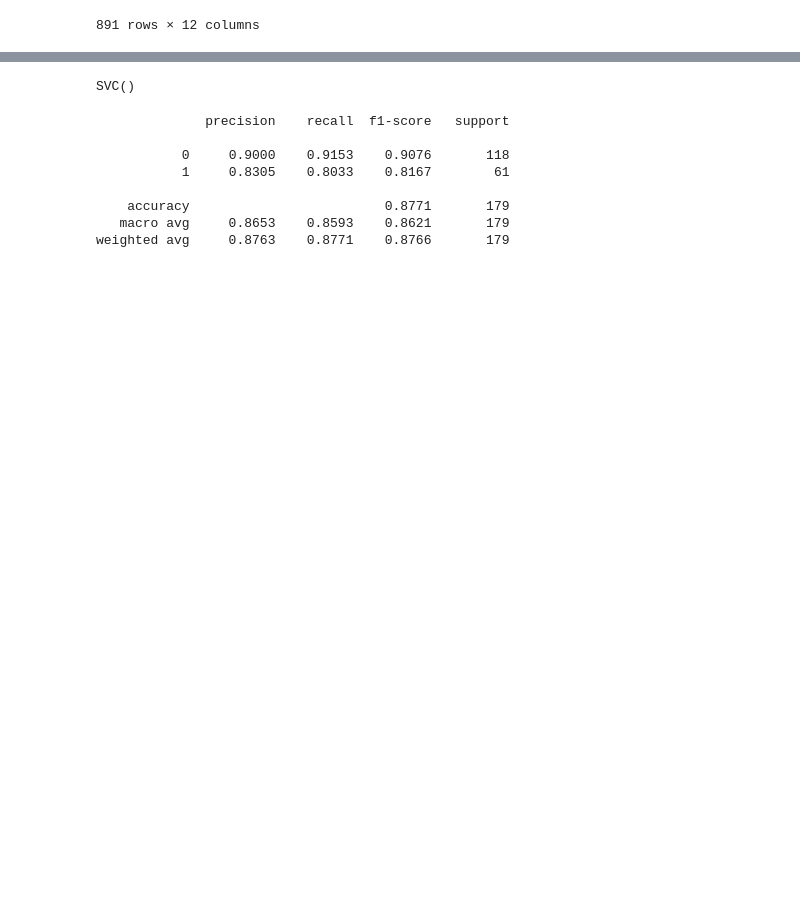
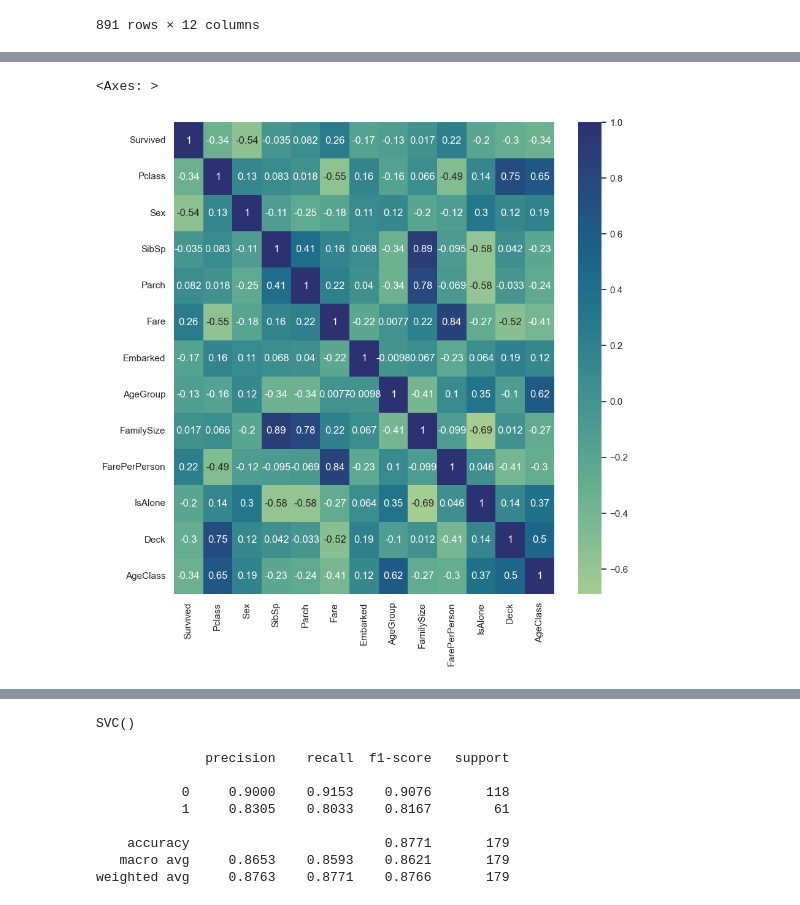
Before and after one commit to KAKAkomboo/AI-AND-ML, a Jupyter notebook: Titanic_Dataset/DSTitanic.ipynb, the cells around one changed output, grey strips where cells are left out. Cells and saved outputs as stored; diff of their text form; code cells hidden in the pictures; blank space fills up the shorter version.

```diff
--- a/Titanic_Dataset/DSTitanic.ipynb
+++ b/Titanic_Dataset/DSTitanic.ipynb
@@ -75,3 +114,15 @@ df['AgeClass'] = df['AgeGroup'] * df['Pclass']
+# %%
+# SibSp Parch - подивитись на кореляції між всіма числовими ознаками і подумати які краще обьеднувати які ні
+# 0.41
+
+corr = df.corr(numeric_only=True)
+sn.set(rc={
+    "figure.figsize": (10, 10)
+})
+sn.heatmap(corr, annot=True, cmap="crest")
+# %% [output]
+<Axes: >
+[figure, added]
 # %%
 df_train, df_test = split(df, test_size=0.2, shuffle=True, random_state=11)
 # %%
```
Also changed, not shown: parts of 4 cells of this notebook.
